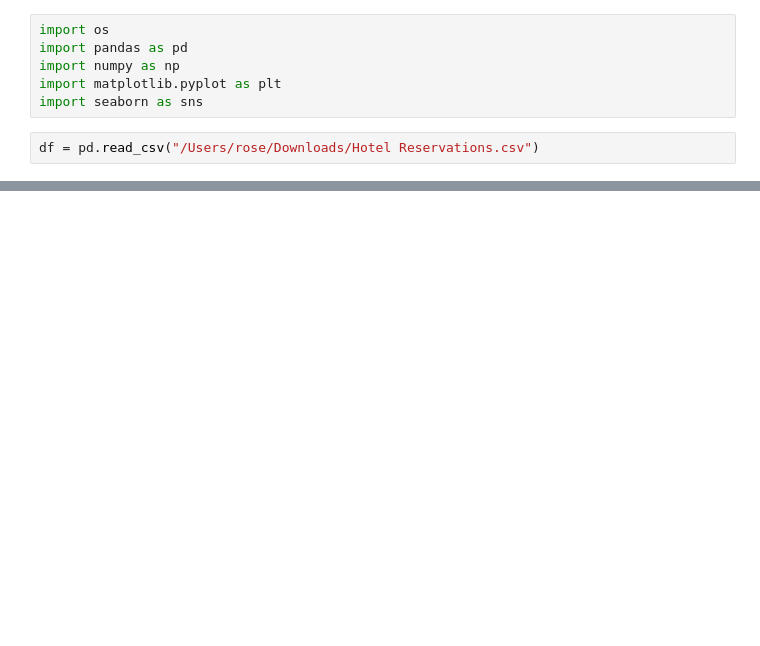
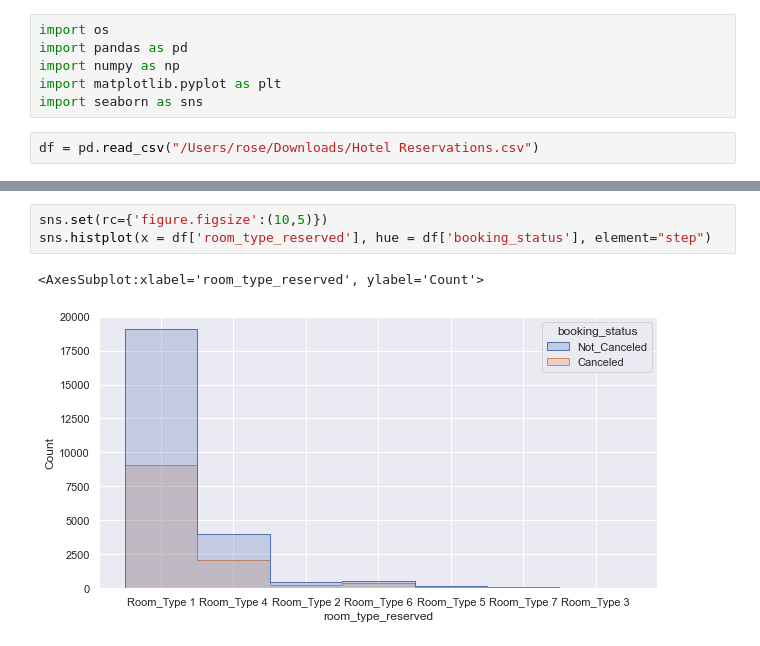
Before and after one commit to Sirabhop/Kaggle_Challenge, a Jupyter notebook: Challenge_3_Hotel_Reservation.ipynb, the cells around one changed output, grey strips where cells are left out. Saved outputs shown, nothing was run; the diff lists cells and outputs as text; blank space fills up the shorter version.

```diff
--- a/Challenge_3_Hotel_Reservation.ipynb
+++ b/Challenge_3_Hotel_Reservation.ipynb
@@ -16,0 +37,6 @@ df['arrival_year']=df['arrival_year'].to_string
+# %%
+sns.set(rc={'figure.figsize':(10,5)})
+sns.histplot(x = df['room_type_reserved'], hue = df['booking_status'], element="step")
+# %% [output]
+<AxesSubplot:xlabel='room_type_reserved', ylabel='Count'>
+[figure, added]
```
Also changed, not shown: parts of 11 cells of this notebook.
